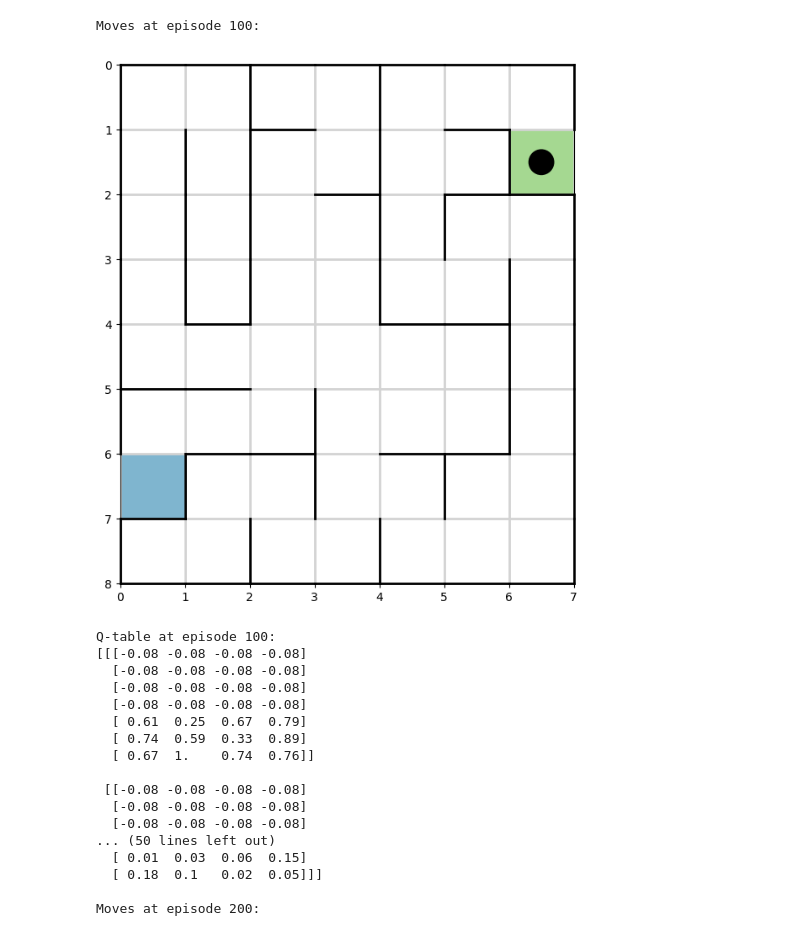
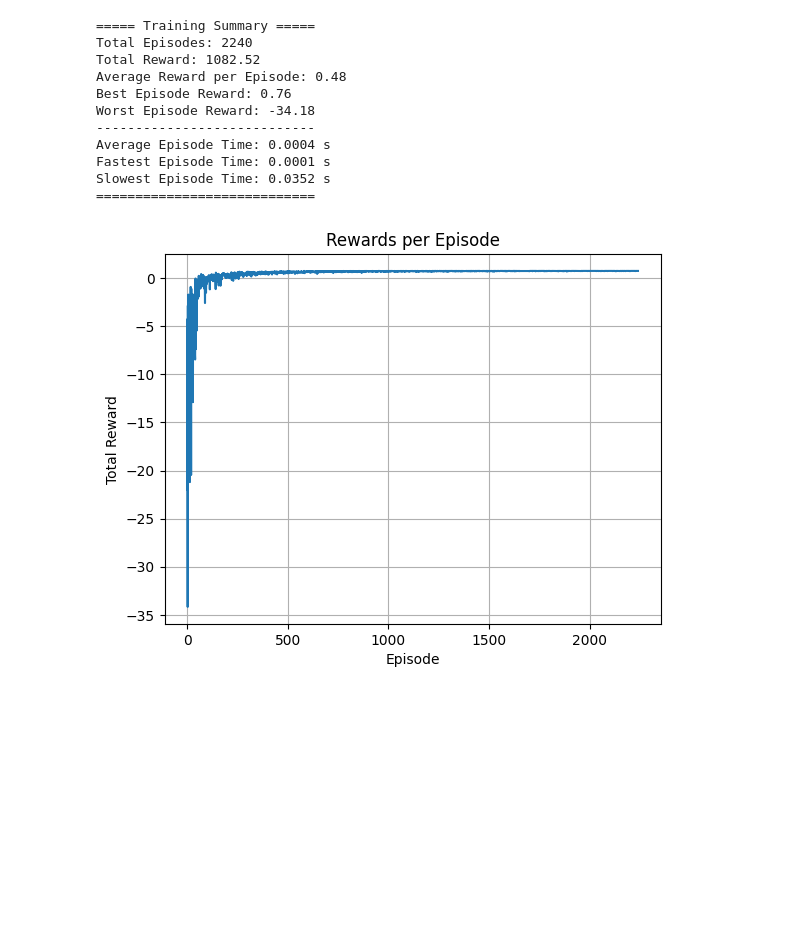
Before and after one commit to Joshy14Y/Reinforcement_Learning_Maze, a Jupyter notebook: project.ipynb, the cells around one changed output. Cells and saved outputs as stored; diff of their text form; code cells hidden in the pictures; blank space fills up the shorter version.

Commit message:
Add training metrics, episode timing, and plotting utilities

```diff
--- a/project.ipynb
+++ b/project.ipynb
@@ -53,6 +61,6 @@ class MazeLoader:
 # %%
 class Environment:
-    """Maze simulation environment."""
+    """Maze environment for Q-learning agents."""
 
     def __init__(
         self,
@@ -61,7 +69,7 @@ class Environment:
         start: tuple[tuple[int, int], tuple[int, int]],
         goal: tuple[tuple[int, int], tuple[int, int]],
     ):
-        """Initialize environment."""
+        """Init environment with shape, walls, start, and goal."""
         self.shape = shape
         self.walls = {self.normalizeEdge(w) for w in walls}
         self.start = start
@@ -72,11 +80,11 @@ class Environment:
     def normalizeEdge(
         self, edge: tuple[tuple[int, int], tuple[int, int]]
     ) -> tuple[tuple[int, int], tuple[int, int]]:
-        """Normalize edge."""
+        """Normalize a wall edge."""
         return tuple(sorted(edge))
 
     def isCellValid(self, cell: tuple[tuple[int, int], tuple[int, int]]) -> bool:
-        """Check cell validity."""
+        """Check if a cell is valid."""
         (r1, c1), (r2, c2) = cell
         rows, cols = self.shape
         return (0 <= r1 < r2 <= rows) and (0 <= c1 < c2 <= cols)
@@ -86,8 +94,8 @@ class Environment:
         if not (self.isCellValid(self.start) and self.isCellValid(self.goal)):
             raise ValueError("Invalid start and/or goal cell.")
 
-    def getNextPos(self, action) -> None:
-        """Compute next position."""
+    def getNextPos(self, action: str) -> None:
+        """Compute next position from action."""
         (r1, c1), (r2, c2) = self.current_pos
         if action == "up":
             return ((r1 - 1, c1), (r2 - 1, c2))
@@ -101,10 +109,9 @@ class Environment:
             raise ValueError(f"Invalid action: {action}")
 
     def isMoveBlocked(self, next_pos: tuple[tuple[int, int], tuple[int, int]]) -> bool:
-        """Check if move is blocked."""
+        """Check if a move is blocked."""
         (r1, c1) = self.current_pos[0]
         (r2, c2) = next_pos[0]
-
         if r2 == r1 + 1:
             edge = ((r1 + 1, c1), (r1 + 1, c1 + 1))
         elif r2 == r1 - 1:
@@ -115,16 +122,15 @@ class Environment:
             edge = ((r1, c1), (r1 + 1, c1))
         else:
             return True
-
         return self.normalizeEdge(edge) in self.walls
 
     def setNextPos(self, next_pos: tuple[tuple[int, int], tuple[int, int]]) -> None:
-        """Update position."""
+        """Update current position if valid."""
         if not self.isMoveBlocked(next_pos) and self.isCellValid(next_pos):
             self.current_pos = next_pos
 
     def getReward(self) -> tuple[tuple[tuple[int, int], tuple[int, int]], float, bool]:
-        """Return state, reward, done."""
+        """Return state, reward, and done."""
         done = self.current_pos == self.goal
         reward = 1.0 if done else -0.01
         return self.current_pos, reward, done
@@ -132,18 +138,18 @@ class Environment:
     def step(
         self, action: str
     ) -> tuple[tuple[tuple[int, int], tuple[int, int]], float, bool]:
-        """Perform action."""
+        """Perform action and return resulting state, reward, done."""
         next_pos = self.getNextPos(action)
         self.setNextPos(next_pos)
         return self.getReward()
 
     def reset(self) -> tuple[tuple[int, int], tuple[int, int]]:
-        """Reset environment."""
+        """Reset environment to start."""
         self.current_pos = self.start
         return self.current_pos
 
     def generateMazeCoords(self) -> np.ndarray:
-        """Generate maze coordinates."""
+        """Generate coordinates for all maze cells."""
         rows = np.arange(self.shape[0] + 1)
         cols = np.arange(self.shape[1])
         r, c = np.meshgrid(rows, cols, indexing="ij")
@@ -343,28 +468,22 @@ class Trainer:
 # %%
-loader = MazeLoader()("./mazes/maze_2.txt")
+shape, _, walls = MazeLoader()("maze_2")
 start = ((6, 0), (7, 1))
 goal = ((1, 6), (2, 7))
-env = Environment(shape=loader.shape, walls=loader.walls, start=start, goal=goal)
-agent = Agent(env=env, alpha=0.5, gamma=0.9, epsilon=0.1)
-trainer = Trainer(env=env, agent=agent, episodes=500)
-trainer()
+env = Environment(shape, walls, start, goal)
+agent = Agent(env)
+episodes = env.shape[0] * env.shape[1] * len(agent.actions) * 10
+trainer = Trainer(env, agent, episodes)
+trainer.train()
 # %% [output]
-Moves at episode 100:
+===== Training Summary =====
+Total Episodes: 2240
+Total Reward: 1082.52
+Average Reward per Episode: 0.48
+Best Episode Reward: 0.76
+Worst Episode Reward: -34.18
+----------------------------
+Average Episode Time: 0.0004 s
+Fastest Episode Time: 0.0001 s
+Slowest Episode Time: 0.0352 s
+============================
-[figure, old version]
+[figure, new version]
-Q-table at episode 100:
-[[[-0.08 -0.08 -0.08 -0.08]
-  [-0.08 -0.08 -0.08 -0.08]
-  [-0.08 -0.08 -0.08 -0.08]
-  [-0.08 -0.08 -0.08 -0.08]
-  [ 0.61  0.25  0.67  0.79]
-  [ 0.74  0.59  0.33  0.89]
-  [ 0.67  1.    0.74  0.76]]
-
- [[-0.08 -0.08 -0.08 -0.08]
-  [-0.08 -0.08 -0.08 -0.08]
-  [-0.08 -0.08 -0.08 -0.08]
-... (50 lines left out)
-  [ 0.01  0.03  0.06  0.15]
-  [ 0.18  0.1   0.02  0.05]]]
-
-Moves at episode 200:
```
Also changed, not shown: parts of 8 cells of this notebook, 14 other files.
